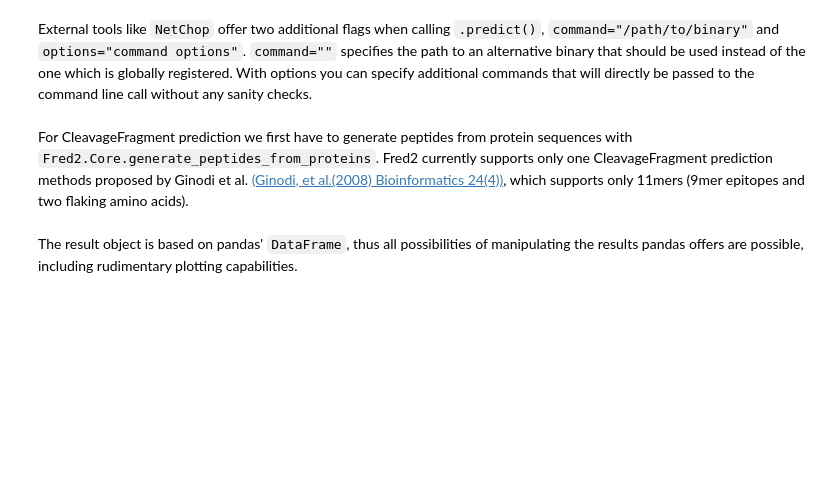
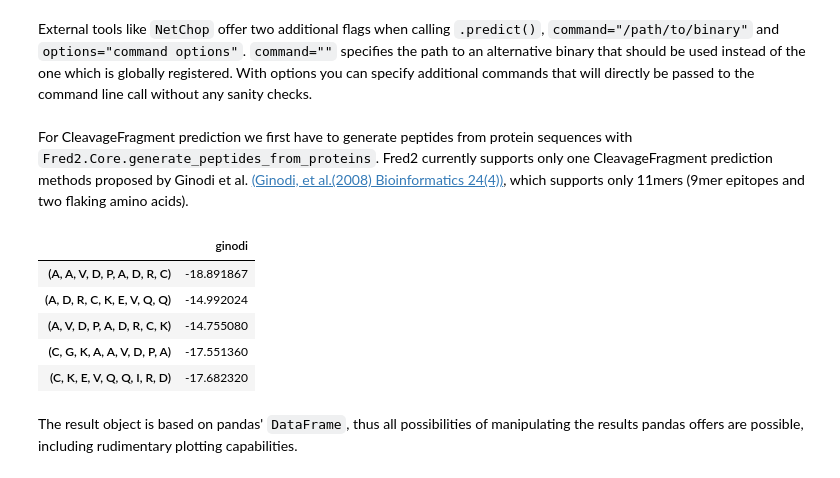
Before and after one commit to FRED-2/Fred2, a Jupyter notebook: Fred2/tutorials/CleavageAndTAPPrediction.ipynb, the cells around one changed output. Cells and saved outputs as stored; diff of their text form; code cells hidden in the pictures; blank space fills up the shorter version.

```diff
--- a/Fred2/tutorials/CleavageAndTAPPrediction.ipynb
+++ b/Fred2/tutorials/CleavageAndTAPPrediction.ipynb
@@ -54,8 +75,15 @@ site_result.head()
 # %% [markdown]
 For CleavageFragment prediction we first have to generate peptides from protein sequences with `Fred2.Core.generate_peptides_from_proteins`. Fred2 currently supports only one CleavageFragment prediction methods proposed by Ginodi et al. <a href="http://bioinformatics.oxfordjournals.org/content/24/4/477.long">(Ginodi, et al.(2008) Bioinformatics 24(4))</a>, which supports only 11mers (9mer epitopes and two flaking amino acids).
 # %%
-pep = generate_peptides_from_protein(proteins, 11)
+pep = generate_peptides_from_proteins(proteins, 11)
 CleavageFragmentPredictorFactory("Ginodi").predict(pep).head()
+# %% [output]
+|  | ginodi |
+| (A, A, V, D, P, A, D, R, C) | -18.891867 |
+| (A, D, R, C, K, E, V, Q, Q) | -14.992024 |
+| (A, V, D, P, A, D, R, C, K) | -14.755080 |
+| (C, G, K, A, A, V, D, P, A) | -17.551360 |
+| (C, K, E, V, Q, Q, I, R, D) | -17.682320 |
 # %% [markdown]
 The result object is based on pandas' `DataFrame`, thus all possibilities of manipulating the results pandas offers are possible, including rudimentary plotting capabilities.
 # %%
```
Also changed, not shown: parts of 15 cells of this notebook, 4 other files.
